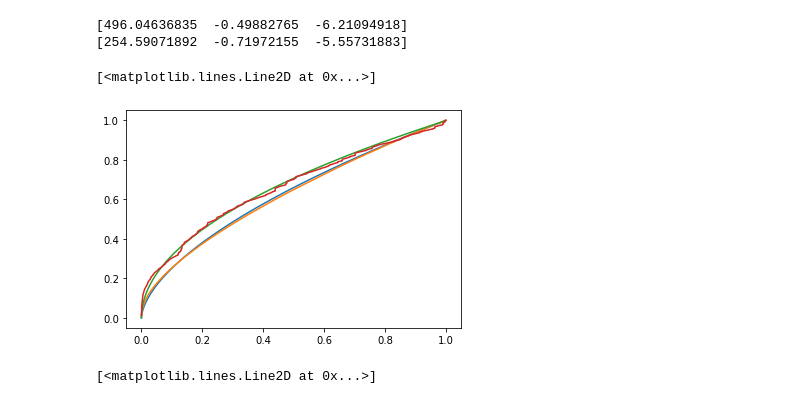
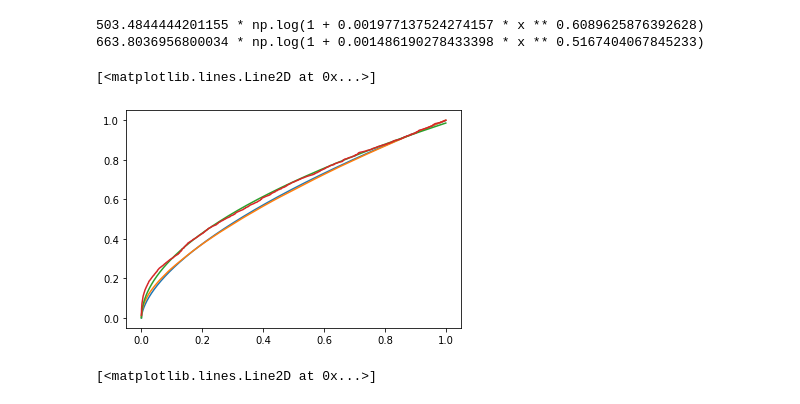
Before and after one commit to seirl/thesis, a Jupyter notebook: notebooks/subdataset-size-function.ipynb, the cells around one changed output. Drawn from its saved outputs; the diff is of its cells as text; code cells hidden in the pictures.

```diff
--- a/notebooks/subdataset-size-function.ipynb
+++ b/notebooks/subdataset-size-function.ipynb
@@ -46,10 +56,6 @@ ax.plot(origins, edges)
 # %%
-# data_df = pd.DataFrame({'x': x, 'y': y})
-
-
 def fitted_func(params):
-    return params[0] * np.log(np.exp(params[2]) * x ** np.exp(params[1]) + 1)
-
+    return params[0] * np.log(np.exp(params[1]) * origins ** np.exp(params[2]) + 1)
 
 def nodes_fitter(params):
     residuals = nodes - fitted_func(params)
@@ -69,15 +75,15 @@ Wall time: 1.72 s
-# %%
-print(coeffs_nodes.x)
-print(coeffs_edges.x)
-# %% [output]
-[496.04636835  -0.49882765  -6.21094918]
-[254.59071892  -0.71972155  -5.55731883]
+# %%
+for coeffs in (coeffs_nodes, coeffs_edges):
+    print(f"{coeffs.x[0]} * np.log(1 + {np.exp(coeffs.x[1])} * x ** {np.exp(coeffs.x[2])})")
+# %% [output]
+503.4844444201155 * np.log(1 + 0.001977137524274157 * x ** 0.6089625876392628)
+663.8036956800034 * np.log(1 + 0.001486190278433398 * x ** 0.5167404067845233)
 # %%
 def simplified_nodes_func():
-    return 500 * np.log(1 + 0.002 * x ** 0.6)
+    return 500 * np.log(1 + 0.0020 * origins ** 0.61)
 
 def simplified_edges_func():
-    return 250 * np.log(1 + 0.004 * x ** 0.5)
+    return 660 * np.log(1 + 0.0015 * origins ** 0.52)
 
 nodes_hat = fitted_func(coeffs_nodes.x)
 nodes_hat_simplified = simplified_nodes_func()
@@ -87,14 +93,14 @@ edges_hat_simplified = simplified_edges_func()
 # %%
 # plt.plot(origins, nodes_hat)
 plt.plot(origins, nodes_hat_simplified)
 plt.plot(origins, nodes)
 
-# plt.plot(origins, edges_hat)
-plt.plot(origins, edges_hat_simplified)
+plt.plot(origins, edges_hat)
+#plt.plot(origins, edges_hat_simplified)
 plt.plot(origins, edges)
 # %% [output]
 [<matplotlib.lines.Line2D at 0x...>]
-[figure, old version]
+[figure, new version]
 # %%
 fig = plt.figure()
 ax = fig.add_subplot()
```
Also changed, not shown: parts of 5 cells of this notebook, 9 other files.
